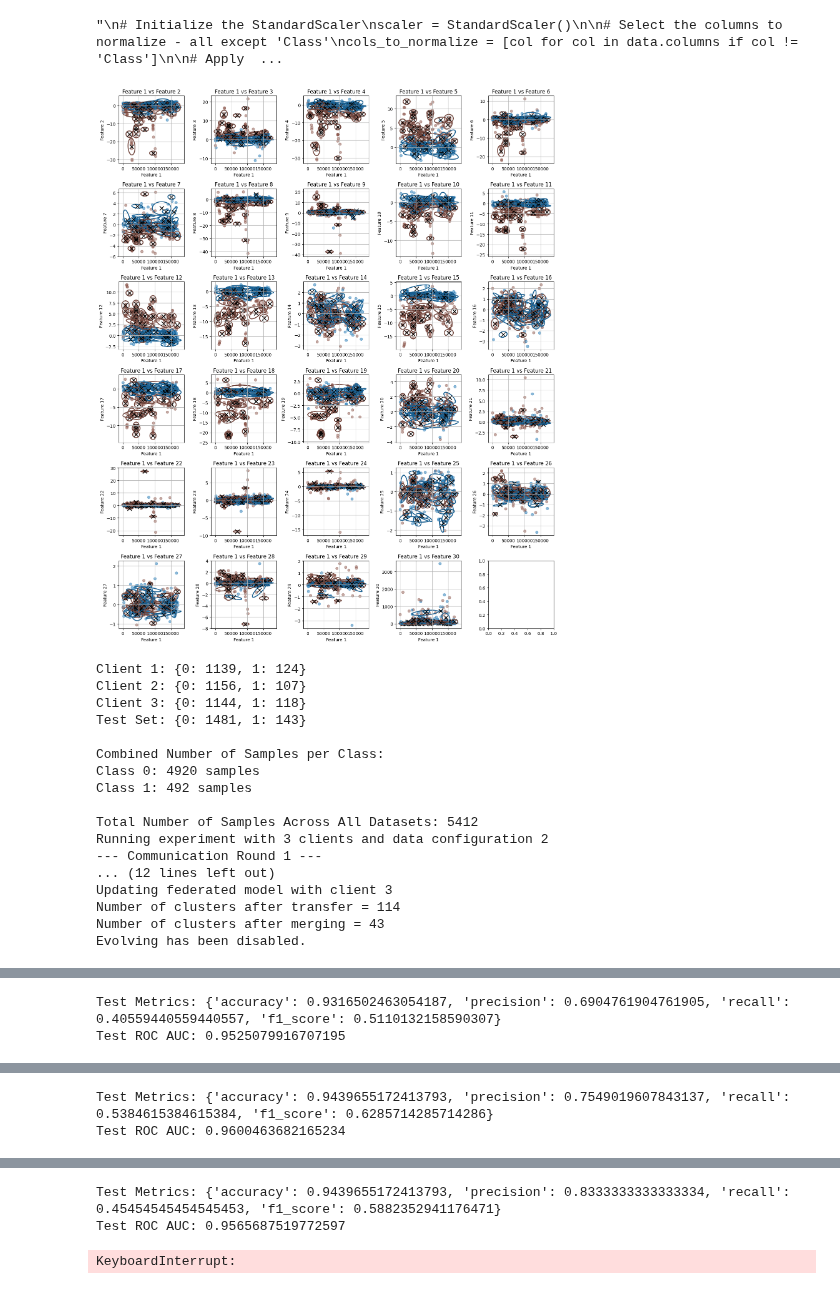
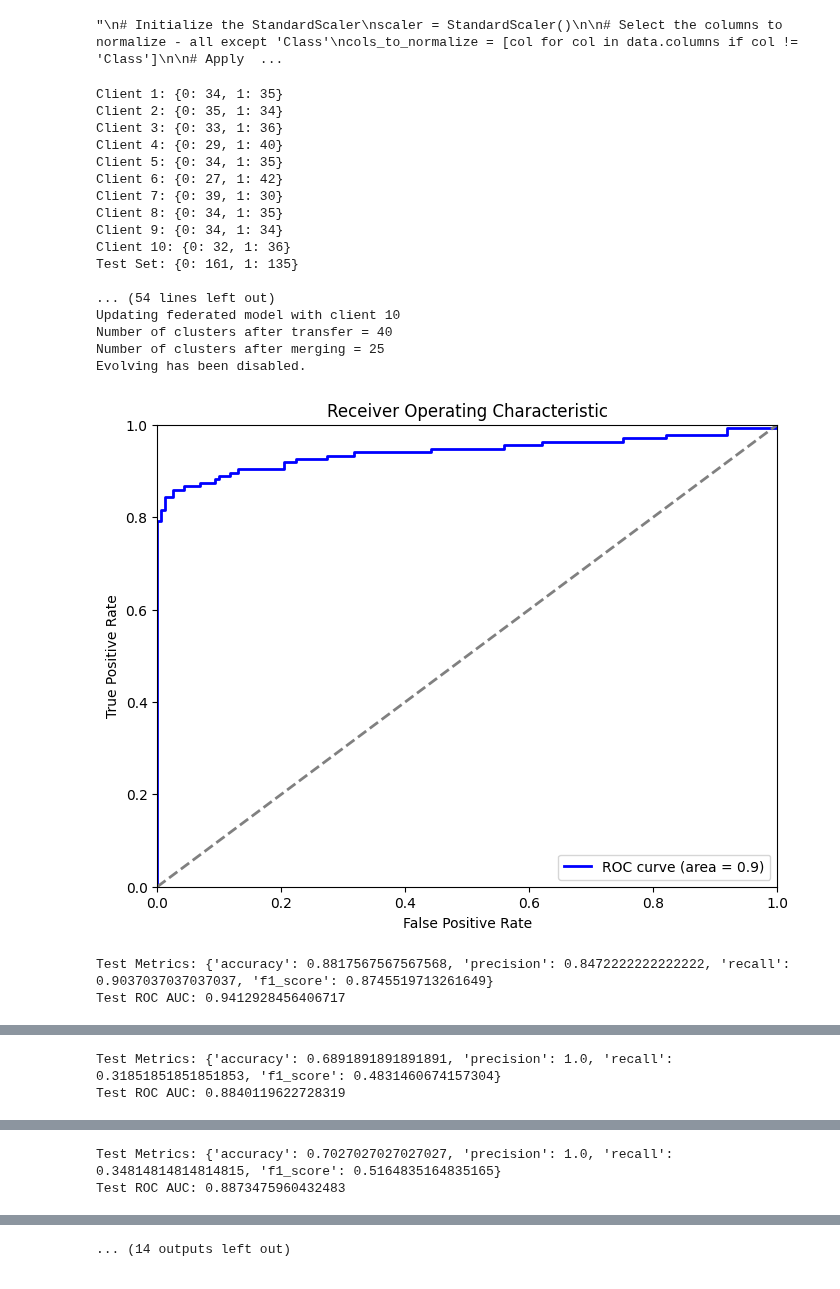
Before and after one commit to mihaozbot/eGAUSSp_Python, a Jupyter notebook: credit_fraud_experiment.ipynb, the cells around one changed output, grey strips where cells are left out. Drawn from its saved outputs; the diff is of its cells as text; code cells hidden in the pictures.

Commit message:
Some score progress and multiple repetition of experiments

```diff
--- a/credit_fraud_experiment.ipynb
+++ b/credit_fraud_experiment.ipynb
@@ -60,24 +60,3 @@ federated_model_params = {
 
 #display_dataset_split(client_train, test_data)
 #plot_dataset_split(client_train, test_data)
-# %%
-
-import cProfile
-%load_ext line_profiler
-
-if False:
-
-
-    # Assuming models and client_data are already defined
-    #for client_idx, client_model in enumerate(local_models):
-
-    data, labels = client_train[0]
-
-    model = local_models[0]
-    pr = cProfile.Profile()
-    pr.enable()
-    train_supervised(model, client_train[0])
-    pr.disable()
-    pr.print_stats(sort='cumtime')
-
-#plot_first_feature(client_train[client_idx], model=client_model, num_sigma=2, N_max=1)
@@ -157,53 +153,56 @@ def run_experiment(num_clients, num_rounds, client_train, test_data):
     return round_metrics
 # %%
 # List of client counts and data configuration indices
-client_counts = [3, 5, 10]
-data_config_indices = [1,2]  # Replace with your actual data configuration indices
+client_counts = [10, 3]
+data_config_indices = [1, 2, 3]  # Replace with your actual data configuration indices
 
 # Assuming local_models, client_train, federated_model, and test_data are already defined
 # Number of communication rounds
-num_rounds = 20
-
+num_rounds = 100
+experiments = []
 # Running the experiment
 for num_clients in client_counts:
     for data_config_index in data_config_indices:
         if data_config_index == 1:
             proportion = 1
             data_partitioned = balance_dataset(data, proportion)
             X = data_partitioned.iloc[:, :-1].values
             y = data_partitioned.iloc[:, -1].values
             client_train, test_data, all_data = prepare_dataset(X, y, num_clients, smote = False)
         if data_config_index == 2:
             proportion = 10
             data_partitioned = balance_dataset(data, proportion)
             X = data_partitioned.iloc[:, :-1].values
             y = data_partitioned.iloc[:, -1].values
             client_train, test_data, all_data = prepare_dataset(X, y, num_clients, smote = False)
         if data_config_index == 3:
             X = data.iloc[:, :-1].values
             y = data.iloc[:, -1].values
             client_train, test_data, all_data = prepare_dataset(X, y, num_clients, smote = False)
 
         display_dataset_split(client_train, test_data)
 
         print(f"Running experiment with {num_clients} clients and data configuration {data_config_index}")
         metrics = run_experiment(num_clients, num_rounds, client_train, test_data)
+        experiments.append(metrics)
 # %% [output]
+Client 1: {0: 34, 1: 35}
+Client 2: {0: 35, 1: 34}
+Client 3: {0: 33, 1: 36}
+Client 4: {0: 29, 1: 40}
+Client 5: {0: 34, 1: 35}
+Client 6: {0: 27, 1: 42}
+Client 7: {0: 39, 1: 30}
+Client 8: {0: 34, 1: 35}
+Client 9: {0: 34, 1: 34}
+Client 10: {0: 32, 1: 36}
+Test Set: {0: 161, 1: 135}
+
+... (54 lines left out)
+Updating federated model with client 10
+Number of clusters after transfer = 40
+Number of clusters after merging = 25
+Evolving has been disabled.
-[figure, old version]
+[figure, new version]
-Client 1: {0: 1139, 1: 124}
-Client 2: {0: 1156, 1: 107}
-Client 3: {0: 1144, 1: 118}
-Test Set: {0: 1481, 1: 143}
-
-Combined Number of Samples per Class:
-Class 0: 4920 samples
-Class 1: 492 samples
-
-Total Number of Samples Across All Datasets: 5412
-Running experiment with 3 clients and data configuration 2
---- Communication Round 1 ---
-... (12 lines left out)
-Updating federated model with client 3
-Number of clusters after transfer = 114
-Number of clusters after merging = 43
-Evolving has been disabled.
+Test Metrics: {'accuracy': 0.8817567567567568, 'precision': 0.8472222222222222, 'recall': 0.9037037037037037, 'f1_score': 0.8745519713261649}
+Test ROC AUC: 0.9412928456406717
@@ -211,2 +209,0 @@ Evolving has been disabled.
-Test Metrics: {'accuracy': 0.9316502463054187, 'precision': 0.6904761904761905, 'recall': 0.40559440559440557, 'f1_score': 0.5110132158590307}
-Test ROC AUC: 0.9525079916707195
@@ -230,0 +228,2 @@ Evolving has been disabled.
+Test Metrics: {'accuracy': 0.6891891891891891, 'precision': 1.0, 'recall': 0.31851851851851853, 'f1_score': 0.4831460674157304}
+Test ROC AUC: 0.8840119622728319
@@ -232,2 +230,0 @@ Evolving has been disabled.
-Test Metrics: {'accuracy': 0.9439655172413793, 'precision': 0.7549019607843137, 'recall': 0.5384615384615384, 'f1_score': 0.6285714285714286}
-Test ROC AUC: 0.9600463682165234
@@ -251,0 +249,2 @@ Evolving has been disabled.
+Test Metrics: {'accuracy': 0.7027027027027027, 'precision': 1.0, 'recall': 0.34814814814814815, 'f1_score': 0.5164835164835165}
+Test ROC AUC: 0.8873475960432483
@@ -253,3 +252 @@ Evolving has been disabled.
-Test Metrics: {'accuracy': 0.9439655172413793, 'precision': 0.8333333333333334, 'recall': 0.45454545454545453, 'f1_score': 0.5882352941176471}
-Test ROC AUC: 0.9565687519772597
-KeyboardInterrupt:
+... (14 outputs left out)
```
Also changed, not shown: parts of 5 cells of this notebook, 10 other files.
